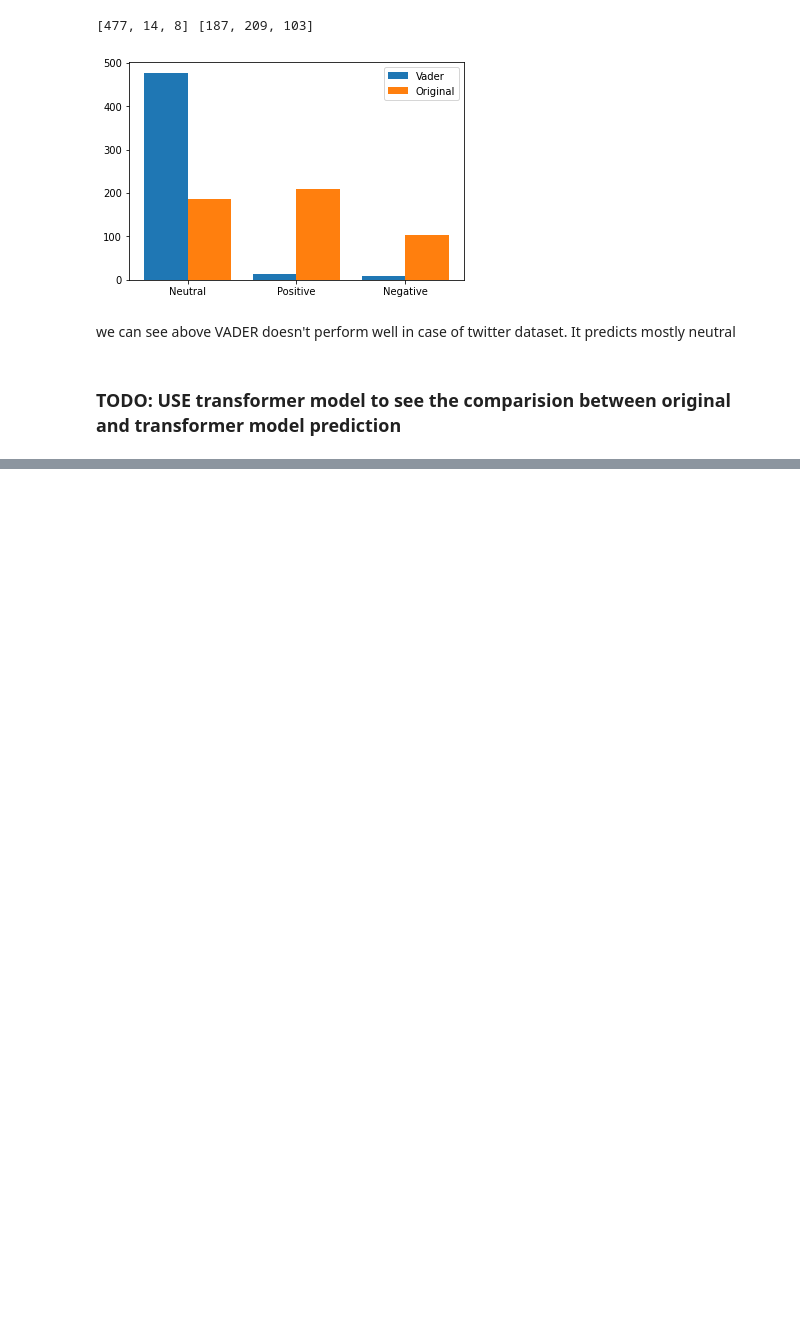
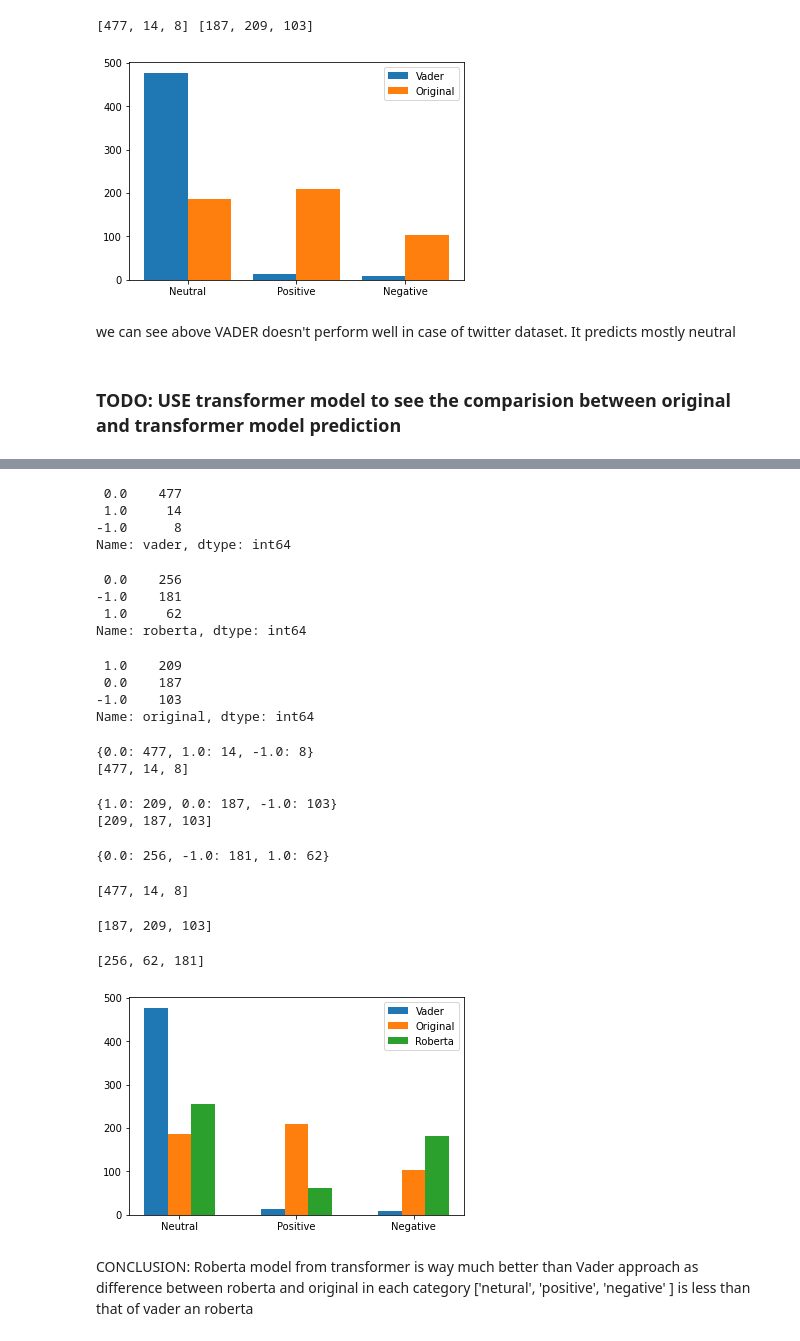
Before and after one commit to Suraez/tensorflow-hands_on, a Jupyter notebook: NLP/twitter_sentiment_analysis.ipynb, the cells around one changed output, grey strips where cells are left out. Cells and saved outputs as stored; diff of their text form; code cells hidden in the pictures; blank space fills up the shorter version.

```diff
--- a/NLP/twitter_sentiment_analysis.ipynb
+++ b/NLP/twitter_sentiment_analysis.ipynb
@@ -286,0 +415,78 @@ we can see above VADER doesn't perform well in case of twitter dataset. It predi
+# %%
+sdf['vader'].value_counts()
+# %% [output]
+ 0.0    477
+ 1.0     14
+-1.0      8
+Name: vader, dtype: int64
+# %%
+sdf['roberta'].value_counts()
+# %% [output]
+ 0.0    256
+-1.0    181
+ 1.0     62
+Name: roberta, dtype: int64
+# %%
+sdf['original'].value_counts()
+# %% [output]
+ 1.0    209
+ 0.0    187
+-1.0    103
+Name: original, dtype: int64
+# %%
+def find_prediction(key):
+  prediction = dict(sdf[key].value_counts())
+  predictionList = list(prediction.values())
+  return predictionList
+# %%
+vaderPrediction = dict(sdf['vader'].value_counts())
+vaderPredictionList = list(vaderPrediction.values())
+print(vaderPrediction)
+print(vaderPredictionList)
+# %% [output]
+{0.0: 477, 1.0: 14, -1.0: 8}
+[477, 14, 8]
+# %%
+originalPrediction = dict(sdf['original'].value_counts())
+originalPredictionList = list(originalPrediction.values())
+print(originalPrediction)
+print(originalPredictionList)
+# %% [output]
+{1.0: 209, 0.0: 187, -1.0: 103}
+[209, 187, 103]
+# %%
+robertaPrediction = dict(sdf['roberta'].value_counts())
+robertaPrediction
+# %% [output]
+{0.0: 256, -1.0: 181, 1.0: 62}
+# %%
+vaderPrediction = find_prediction('vader')
+vaderPrediction
+# %% [output]
+[477, 14, 8]
+# %%
+originalPrediction = find_prediction('original')
+originalPrediction[0], originalPrediction[1] = originalPrediction[1], originalPrediction[0]
+originalPrediction
+# %% [output]
+[187, 209, 103]
+# %%
+robertaPrediction = find_prediction('roberta')
+robertaPrediction[1], robertaPrediction[2] = robertaPrediction[2], robertaPrediction[1]
+robertaPrediction
+# %% [output]
+[256, 62, 181]
+# %%
+import numpy as np
+xAxisTitle = ['Neutral', 'Positive', 'Negative']
+xAxis = np.arange(len(xAxisTitle))
+plt.bar(xAxis-0.2, vaderPrediction, width=0.2, label='Vader')
+plt.bar(xAxis, originalPrediction, width=0.2, label='Original')
+plt.bar(xAxis+0.2, robertaPrediction, width=0.2, label='Roberta')
+plt.xticks(xAxis, xAxisTitle)
+plt.legend()
+plt.show()
+# %% [output]
+[figure, added]
+# %% [markdown]
+CONCLUSION: Roberta model from transformer is way much better than Vader approach as difference between roberta and original in each category ['netural', 'positive', 'negative' ] is less than that of vader an roberta
```
Also changed, not shown: parts of 14 cells of this notebook.
